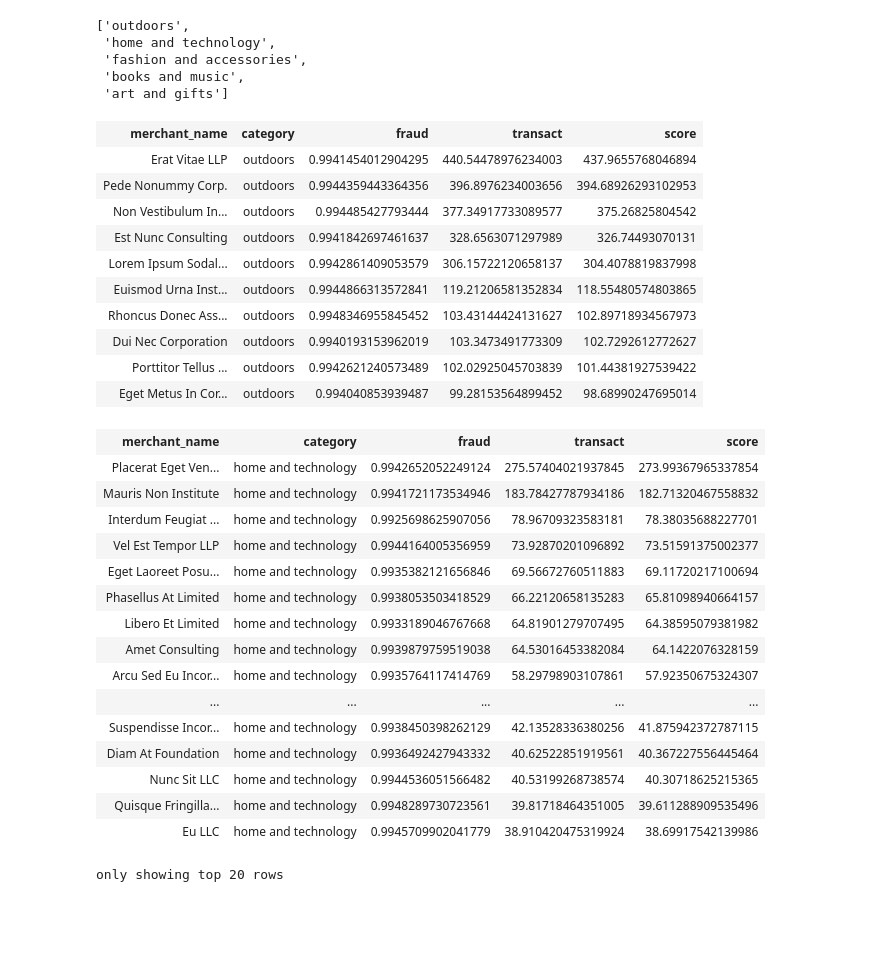
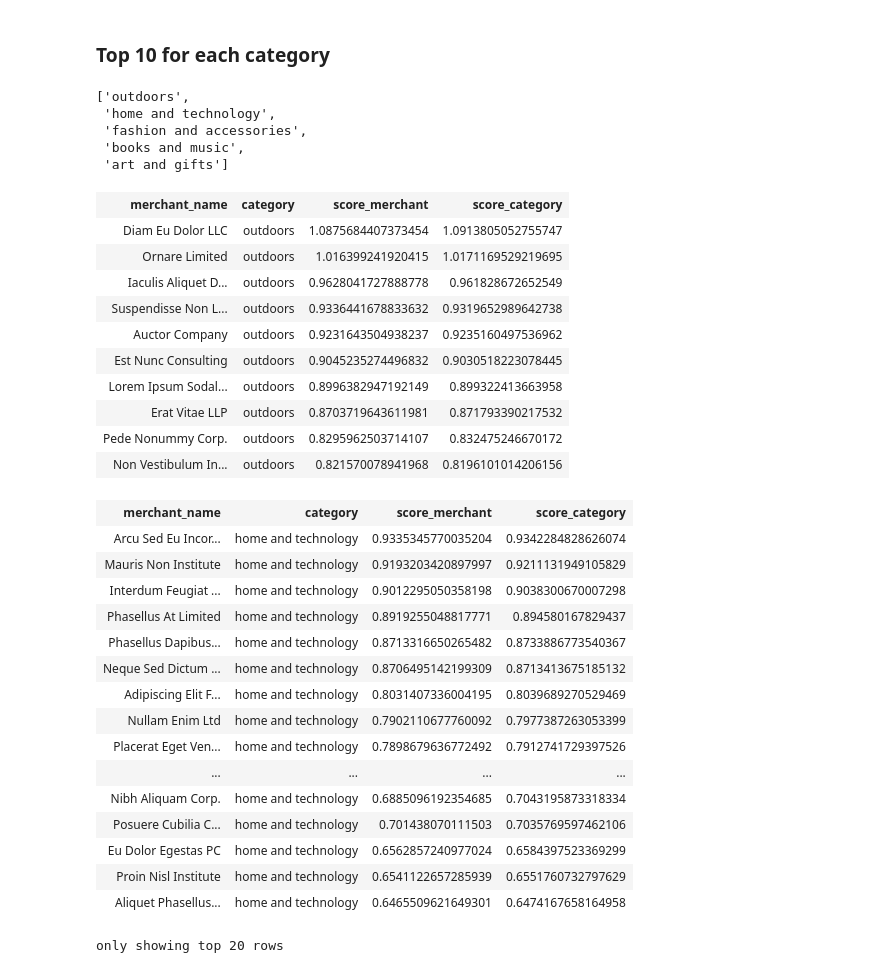
Before and after one commit to MAST30034-Applied-Data-Science/generic-buy-now-pay-later-project-group-27, a Jupyter notebook: notebooks/rank.ipynb, the cells around one changed output. Cells and saved outputs as stored; diff of their text form; code cells hidden in the pictures; blank space fills up the shorter version.

```diff
--- a/notebooks/rank.ipynb
+++ b/notebooks/rank.ipynb
@@ -83,0 +16,3 @@ only showing top 20 rows
+# %%
+
+score = spark.read.parquet("../data/curated/score_table")
@@ -83,0 +30,9 @@ only showing top 20 rows
+# %%
+rank = score.withColumn("score_merchant",
+        col("merchant_rev_score")*col("fraud_score")*0.7+
+        col("variance_score")*0.3 + col("trend_score")*0.2)
+rank = rank.withColumn("score_category",
+        col("category_rev_score")*col("fraud_score")*0.7+
+        col("variance_score")*0.3 + col("trend_score")*0.2)
+# %%
+rank = rank.select("merchant_name","category","score_merchant", "score_category").sort(desc("score_merchant"))
@@ -83,0 +43,2 @@ only showing top 20 rows
+# %%
+rank.sort(desc("score_merchant")).limit(100)
@@ -84 +63,3 @@ only showing top 20 rows
+# %% [markdown]
+### Top 10 for each category
 # %%
@@ -91,39 +72,39 @@ cat
  'books and music',
  'art and gifts']
 # %%
-outdoors = join.filter(F.col("category") == "outdoors")
-outdoors.sort(desc("score")).limit(10)
+outdoors = rank.filter(F.col("category") == "outdoors")
+outdoors.sort(desc("score_category")).limit(10)
 # %% [output]
-| merchant_name | category | fraud | transact | score |
-| Erat Vitae LLP | outdoors | 0.9941454012904295 | 440.54478976234003 | 437.9655768046894 |
-| Pede Nonummy Corp. | outdoors | 0.9944359443364356 | 396.8976234003656 | 394.68926293102953 |
-| Non Vestibulum In... | outdoors | 0.994485427793444 | 377.34917733089577 | 375.26825804542 |
-| Est Nunc Consulting | outdoors | 0.9941842697461637 | 328.6563071297989 | 326.74493070131 |
-| Lorem Ipsum Sodal... | outdoors | 0.9942861409053579 | 306.15722120658137 | 304.4078819837998 |
-| Euismod Urna Inst... | outdoors | 0.9944866313572841 | 119.21206581352834 | 118.55480574803865 |
-| Rhoncus Donec Ass... | outdoors | 0.9948346955845452 | 103.43144424131627 | 102.89718934567973 |
-| Dui Nec Corporation | outdoors | 0.9940193153962019 | 103.3473491773309 | 102.7292612772627 |
-| Porttitor Tellus ... | outdoors | 0.9942621240573489 | 102.02925045703839 | 101.44381927539422 |
-| Eget Metus In Cor... | outdoors | 0.994040853939487 | 99.28153564899452 | 98.68990247695014 |
+| merchant_name | category | score_merchant | score_category |
+| Diam Eu Dolor LLC | outdoors | 1.0875684407373454 | 1.0913805052755747 |
+| Ornare Limited | outdoors | 1.016399241920415 | 1.0171169529219695 |
+| Iaculis Aliquet D... | outdoors | 0.9628041727888778 | 0.961828672652549 |
+| Suspendisse Non L... | outdoors | 0.9336441678833632 | 0.9319652989642738 |
+| Auctor Company | outdoors | 0.9231643504938237 | 0.9235160497536962 |
+| Est Nunc Consulting | outdoors | 0.9045235274496832 | 0.9030518223078445 |
+| Lorem Ipsum Sodal... | outdoors | 0.8996382947192149 | 0.899322413663958 |
+| Erat Vitae LLP | outdoors | 0.8703719643611981 | 0.871793390217532 |
+| Pede Nonummy Corp. | outdoors | 0.8295962503714107 | 0.832475246670172 |
+| Non Vestibulum In... | outdoors | 0.821570078941968 | 0.8196101014206156 |
 # %%
-home = join.filter(F.col("category") == "home and technology")
-home.sort(desc("score"))
+home = rank.filter(F.col("category") == "home and technology")
+home.sort(desc("score_category"))
 # %% [output]
-| merchant_name | category | fraud | transact | score |
-| Placerat Eget Ven... | home and technology | 0.9942652052249124 | 275.57404021937845 | 273.99367965337854 |
-| Mauris Non Institute | home and technology | 0.9941721173534946 | 183.78427787934186 | 182.71320467558832 |
-| Interdum Feugiat ... | home and technology | 0.9925698625907056 | 78.96709323583181 | 78.38035688227701 |
-| Vel Est Tempor LLP | home and technology | 0.9944164005356959 | 73.92870201096892 | 73.51591375002377 |
-| Eget Laoreet Posu... | home and technology | 0.9935382121656846 | 69.56672760511883 | 69.11720217100694 |
-| Phasellus At Limited | home and technology | 0.9938053503418529 | 66.22120658135283 | 65.81098940664157 |
-| Libero Et Limited | home and technology | 0.9933189046767668 | 64.81901279707495 | 64.38595079381982 |
-| Amet Consulting | home and technology | 0.9939879759519038 | 64.53016453382084 | 64.1422076328159 |
-| Arcu Sed Eu Incor... | home and technology | 0.9935764117414769 | 58.29798903107861 | 57.92350675324307 |
-| ... | ... | ... | ... | ... |
-| Suspendisse Incor... | home and technology | 0.9938450398262129 | 42.13528336380256 | 41.875942372787115 |
-| Diam At Foundation | home and technology | 0.9936492427943332 | 40.62522851919561 | 40.367227556445464 |
-| Nunc Sit LLC | home and technology | 0.9944536051566482 | 40.53199268738574 | 40.30718625215365 |
-| Quisque Fringilla... | home and technology | 0.9948289730723561 | 39.81718464351005 | 39.611288909535496 |
-| Eu LLC | home and technology | 0.9945709902041779 | 38.910420475319924 | 38.69917542139986 |
+| merchant_name | category | score_merchant | score_category |
+| Arcu Sed Eu Incor... | home and technology | 0.9335345770035204 | 0.9342284828626074 |
+| Mauris Non Institute | home and technology | 0.9193203420897997 | 0.9211131949105829 |
+| Interdum Feugiat ... | home and technology | 0.9012295050358198 | 0.9038300670007298 |
+| Phasellus At Limited | home and technology | 0.8919255048817771 | 0.894580167829437 |
+| Phasellus Dapibus... | home and technology | 0.8713316650265482 | 0.8733886773540367 |
+| Neque Sed Dictum ... | home and technology | 0.8706495142199309 | 0.8713413675185132 |
+| Adipiscing Elit F... | home and technology | 0.8031407336004195 | 0.8039689270529469 |
+| Nullam Enim Ltd | home and technology | 0.7902110677760092 | 0.7977387263053399 |
+| Placerat Eget Ven... | home and technology | 0.7898679636772492 | 0.7912741729397526 |
+| ... | ... | ... | ... |
+| Nibh Aliquam Corp. | home and technology | 0.6885096192354685 | 0.7043195873318334 |
+| Posuere Cubilia C... | home and technology | 0.701438070111503 | 0.7035769597462106 |
+| Eu Dolor Egestas PC | home and technology | 0.6562857240977024 | 0.6584397523369299 |
+| Proin Nisl Institute | home and technology | 0.6541122657285939 | 0.6551760732797629 |
+| Aliquet Phasellus... | home and technology | 0.6465509621649301 | 0.6474167658164958 |
 only showing top 20 rows
 # %%
```
Also changed, not shown: parts of 13 cells of this notebook, 19 other files.
